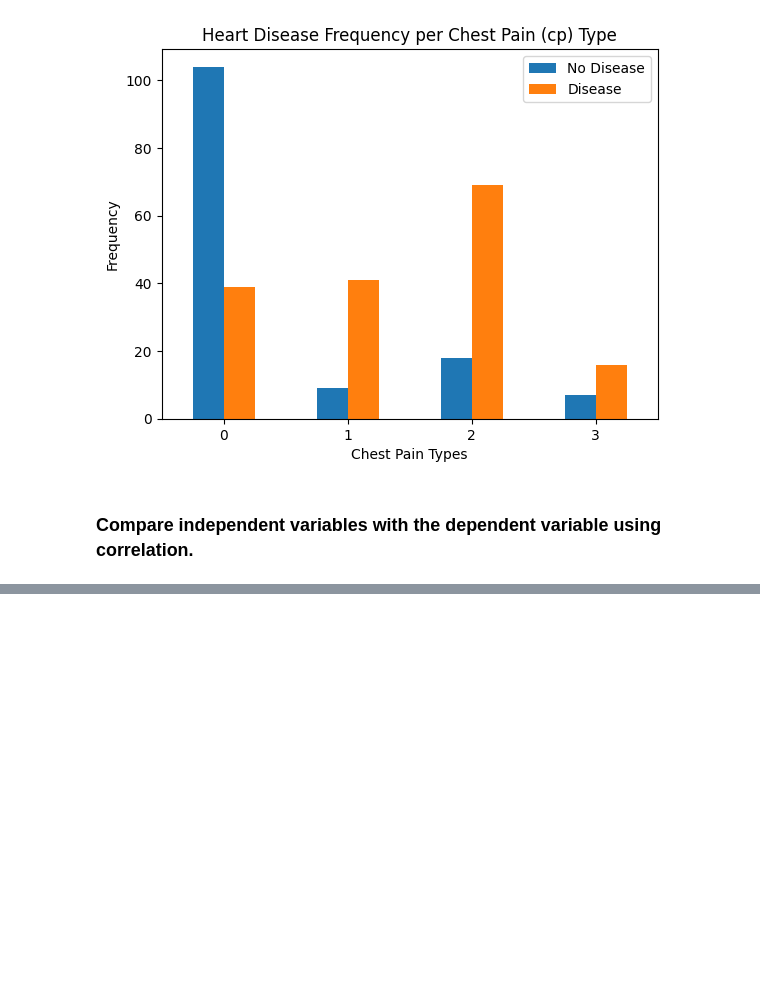
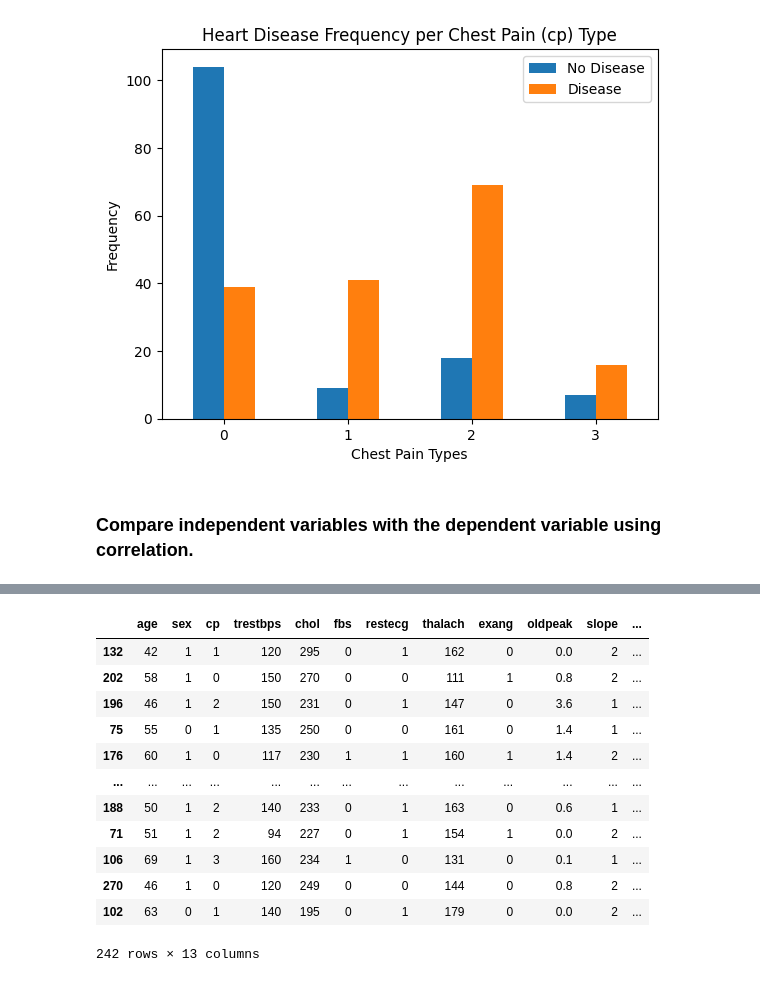
Before and after one commit to Ovaserashid/heart-disease-prediction, a Jupyter notebook: notebooks/main.ipynb, the cells around one changed output, grey strips where cells are left out. Drawn from its saved outputs; the diff is of its cells as text; code cells hidden in the pictures; blank space fills up the shorter version.

Commit message:
Split data into train and test sets
Split the data using train_test_split into train
and test sets with 20% test size.

```diff
--- a/notebooks/main.ipynb
+++ b/notebooks/main.ipynb
@@ -224,0 +227,5 @@ ax = sns.heatmap(corr_matrix,
+# %%
+# Split data into X (Feauters) and y (Target)
+X = df.drop(["target"], axis=1)
+y = df["target"]
+X
@@ -224,0 +246,19 @@ ax = sns.heatmap(corr_matrix,
+# %%
+# Split data into train and test sets.
+np.random.seed(42)
+X_train, y_train, X_test, y_test = train_test_split(X, y, test_size=0.2)
+X_train
+# %% [output]
+|  | age | sex | cp | trestbps | chol | fbs | restecg | thalach | exang | oldpeak | slope | ... |
+| 132 | 42 | 1 | 1 | 120 | 295 | 0 | 1 | 162 | 0 | 0.0 | 2 | ... |
+| 202 | 58 | 1 | 0 | 150 | 270 | 0 | 0 | 111 | 1 | 0.8 | 2 | ... |
+| 196 | 46 | 1 | 2 | 150 | 231 | 0 | 1 | 147 | 0 | 3.6 | 1 | ... |
+| 75 | 55 | 0 | 1 | 135 | 250 | 0 | 0 | 161 | 0 | 1.4 | 1 | ... |
+| 176 | 60 | 1 | 0 | 117 | 230 | 1 | 1 | 160 | 1 | 1.4 | 2 | ... |
+| ... | ... | ... | ... | ... | ... | ... | ... | ... | ... | ... | ... | ... |
+| 188 | 50 | 1 | 2 | 140 | 233 | 0 | 1 | 163 | 0 | 0.6 | 1 | ... |
+| 71 | 51 | 1 | 2 | 94 | 227 | 0 | 1 | 154 | 1 | 0.0 | 2 | ... |
+| 106 | 69 | 1 | 3 | 160 | 234 | 1 | 0 | 131 | 0 | 0.1 | 1 | ... |
+| 270 | 46 | 1 | 0 | 120 | 249 | 0 | 0 | 144 | 0 | 0.8 | 2 | ... |
+| 102 | 63 | 0 | 1 | 140 | 195 | 0 | 1 | 179 | 0 | 0.0 | 2 | ... |
+242 rows × 13 columns
```
Also changed, not shown: parts of 3 cells of this notebook.
